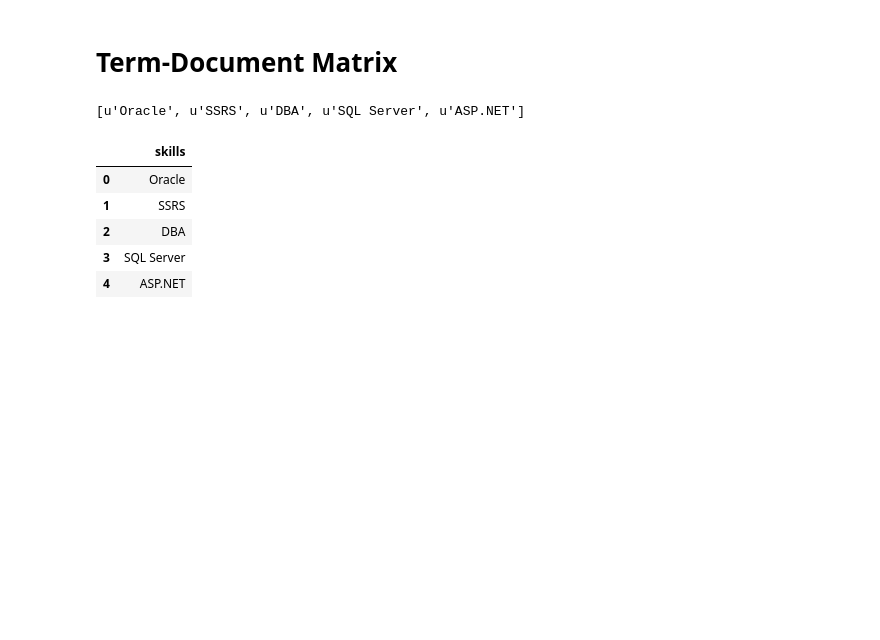
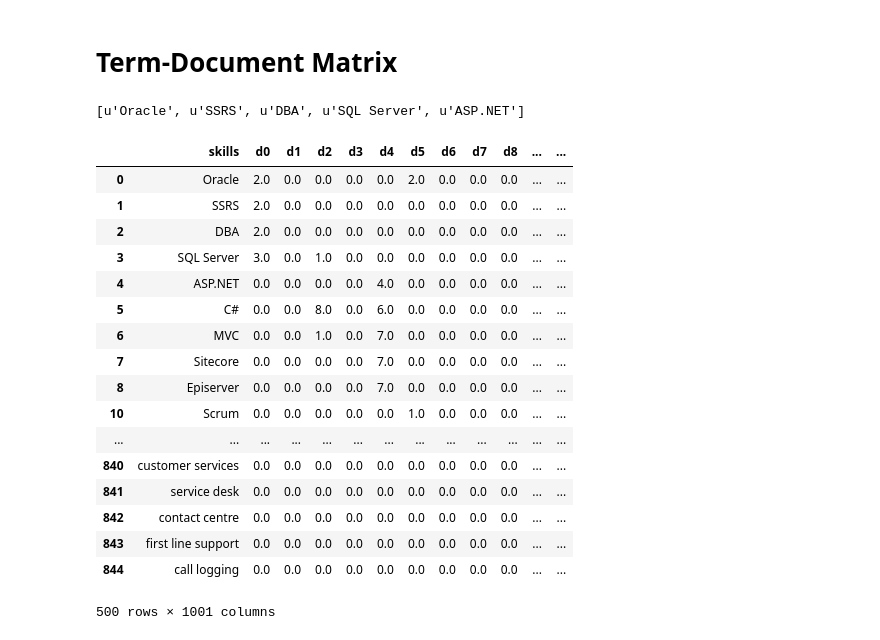
Before and after one commit to duyet/related-skills, a Jupyter notebook: related-skills.ipynb, the cells around one changed output. Saved outputs shown, nothing was run; the diff lists cells and outputs as text; code cells hidden in the pictures; blank space fills up the shorter version.

```diff
--- a/related-skills.ipynb
+++ b/related-skills.ipynb
@@ -39,11 +41,40 @@ all_skills[:5]
 # %%
 td_matrix = pd.DataFrame()
 td_matrix['skills'] = all_skills
-td_matrix[:5]
+td_matrix.drop_duplicates(inplace=True)
-# %% [output]
-|  | skills |
-| 0 | Oracle |
-| 1 | SSRS |
-| 2 | DBA |
-| 3 | SQL Server |
-| 4 | ASP.NET |
+# %%
+def term_in_doc(t, d):
+    return d.count(t)
+# %%
+# Split for fast
+td_matrix = td_matrix.head(500)
+data = data
+
+def calc_td_matrix(i, row):
+    for ix, tdrow in td_matrix.iterrows():
+        doc = 'd' + str(i)
+        td_matrix.loc[ix, doc] = term_in_doc(tdrow['skills'], row['job_description'])
+
+for i, row in data.iterrows():
+    calc_td_matrix(i, row)
+
+td_matrix
+# %% [output]
+|  | skills | d0 | d1 | d2 | d3 | d4 | d5 | d6 | d7 | d8 | ... | ... |
+| 0 | Oracle | 2.0 | 0.0 | 0.0 | 0.0 | 0.0 | 2.0 | 0.0 | 0.0 | 0.0 | ... | ... |
+| 1 | SSRS | 2.0 | 0.0 | 0.0 | 0.0 | 0.0 | 0.0 | 0.0 | 0.0 | 0.0 | ... | ... |
+| 2 | DBA | 2.0 | 0.0 | 0.0 | 0.0 | 0.0 | 0.0 | 0.0 | 0.0 | 0.0 | ... | ... |
+| 3 | SQL Server | 3.0 | 0.0 | 1.0 | 0.0 | 0.0 | 0.0 | 0.0 | 0.0 | 0.0 | ... | ... |
+| 4 | ASP.NET | 0.0 | 0.0 | 0.0 | 0.0 | 4.0 | 0.0 | 0.0 | 0.0 | 0.0 | ... | ... |
+| 5 | C# | 0.0 | 0.0 | 8.0 | 0.0 | 6.0 | 0.0 | 0.0 | 0.0 | 0.0 | ... | ... |
+| 6 | MVC | 0.0 | 0.0 | 1.0 | 0.0 | 7.0 | 0.0 | 0.0 | 0.0 | 0.0 | ... | ... |
+| 7 | Sitecore | 0.0 | 0.0 | 0.0 | 0.0 | 7.0 | 0.0 | 0.0 | 0.0 | 0.0 | ... | ... |
+| 8 | Episerver | 0.0 | 0.0 | 0.0 | 0.0 | 7.0 | 0.0 | 0.0 | 0.0 | 0.0 | ... | ... |
+| 10 | Scrum | 0.0 | 0.0 | 0.0 | 0.0 | 0.0 | 1.0 | 0.0 | 0.0 | 0.0 | ... | ... |
+| ... | ... | ... | ... | ... | ... | ... | ... | ... | ... | ... | ... | ... |
+| 840 | customer services | 0.0 | 0.0 | 0.0 | 0.0 | 0.0 | 0.0 | 0.0 | 0.0 | 0.0 | ... | ... |
+| 841 | service desk | 0.0 | 0.0 | 0.0 | 0.0 | 0.0 | 0.0 | 0.0 | 0.0 | 0.0 | ... | ... |
+| 842 | contact centre | 0.0 | 0.0 | 0.0 | 0.0 | 0.0 | 0.0 | 0.0 | 0.0 | 0.0 | ... | ... |
+| 843 | first line support | 0.0 | 0.0 | 0.0 | 0.0 | 0.0 | 0.0 | 0.0 | 0.0 | 0.0 | ... | ... |
+| 844 | call logging | 0.0 | 0.0 | 0.0 | 0.0 | 0.0 | 0.0 | 0.0 | 0.0 | 0.0 | ... | ... |
+500 rows × 1001 columns
```
Also changed, not shown: parts of 8 cells of this notebook, 3 other files.
